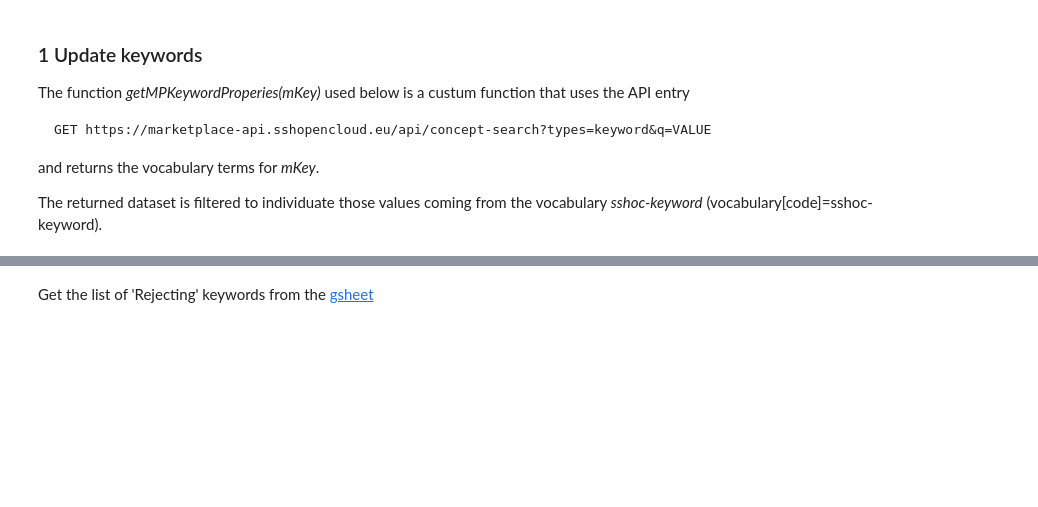
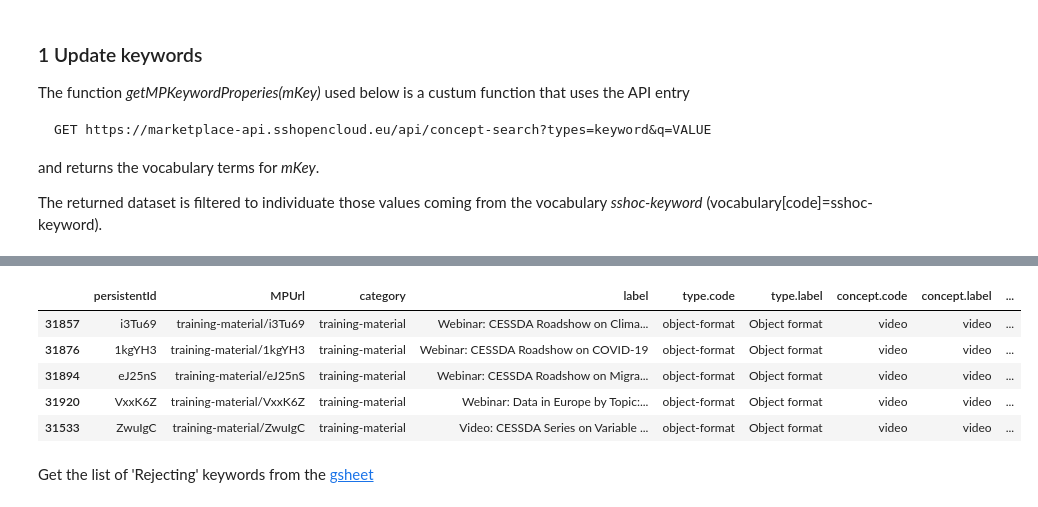
Before and after one commit to SSHOC/marketplace-curation, a Jupyter notebook: 5.1CurationKeywords.ipynb, the cells around one changed output, grey strips where cells are left out. Drawn from its saved outputs; the diff is of its cells as text; code cells hidden in the pictures; blank space fills up the shorter version.

Commit message:
new nb to remove unused keywords

```diff
--- a/5.1CurationKeywords.ipynb
+++ b/5.1CurationKeywords.ipynb
@@ -52,2 +62,4 @@ df_keywords=pd.read_csv(url)
+# %%
+df_keywords=df_keywords[df_keywords['Map to']!='delete']
 # %%
 df_grouped_keyword=df_keywords.groupby(['Keyword to map'])['Map to'].apply(list).reset_index(name='Maps')
@@ -85,6 +109,7 @@ The returned dataset is filtered to individuate those values coming from the voc
 # %%
 pd.options.mode.chained_assignment = None
 selectedItems=pd.DataFrame()
+df_items=pd.DataFrame()
 #df_vocterms=pd.DataFrame()
 for rown, row in df_grouped_keyword.iterrows():
 
@@ -97,7 +122,8 @@ for rown, row in df_grouped_keyword.iterrows():
         myKey=myKey.strip()
         df_vocterms=mpdata.getMPKeywordProperties(myKey.strip())
         #print (f'n. vocabulary terms: {df_vocterms.shape[0]}')
-        print(f'***** checking {uk}, {myKey}')
+        print(f'*****')
+        print(f' Checking {uk}, {myKey}')
         if (df_vocterms.empty):
             print (f"#####  No vocabulary terms found for {myKey[0]}")
             continue;
@@ -111,6 +137,9 @@ for rown, row in df_grouped_keyword.iterrows():
 
         df_mapto=df_concepts.loc[(df_concepts.uri==myKey),]
 
+        if (df_mapto.empty):
+            print (f"\n%%%%%%%%  No concept found for {myKey}")
+            continue;
 
         #Filter the dataset using the Keyword to Map
 
@@ -118,9 +147,9 @@ for rown, row in df_grouped_keyword.iterrows():
 
         #print (f' n. prop: {df_items.shape[0]}')
         if (df_items.empty):
-            print (f"\n%%%%%%%%  No items found for {myKey}")
+            print (f"\n No items found for {myKey}")
             continue;
-        print (f'&&&&&  Found as {df_items.iloc[0]["type.code"]}')
+        print (f'\n Found as {df_items.iloc[0]["type.code"]} - in {df_items.shape[0]} items')
         #update the MP
         jsonConcept={}
         jsonConceptVal={}
@@ -138,15 +167,15 @@ for rown, row in df_grouped_keyword.iterrows():
         filterList["concept"]=uk.lower()
     #print (f'update parameters: {jsonmapto} - {filterList} \n')
     #test['b'] = [[5, 6, 7]] * len(test)
-    df_items['updateList']=[jsonmapto] * len(df_items)
-    df_items['filterList']=[filterList] * len(df_items)
-    #df_items.loc[ : ,('updateList')]=[jsonmapto for _ in range(df_items.shape[0])]
-    #df_items.loc[ : ,('filterList')]=[filterList for _ in range(df_items.shape[0])]
+    if (not df_items.empty):
+        df_items['updateList']=[jsonmapto] * len(df_items)
+        df_items['filterList']=[filterList] * len(df_items)
+        #df_items.loc[ : ,('updateList')]=[jsonmapto for _ in range(df_items.shape[0])]
+        #df_items.loc[ : ,('filterList')]=[filterList for _ in range(df_items.shape[0])]
 
-    selectedItems=pd.concat([selectedItems, df_items.loc[df_items.astype(str).drop_duplicates(keep='first').index]])
+        selectedItems=pd.concat([selectedItems, df_items.loc[df_items.astype(str).drop_duplicates(keep='first').index]])
 
 
 attrList={}
 filterList={}
 #selectedItems.head()
-mpdata.updateItemsProperties(selectedItems)
@@ -152,0 +200,9 @@ mpdata.updateItemsProperties(selectedItems)
+# %%
+selectedItems.sort_values('concept.label').tail()
+# %% [output]
+|  | persistentId | MPUrl | category | label | type.code | type.label | concept.code | concept.label | ... |
+| 31857 | i3Tu69 | training-material/i3Tu69 | training-material | Webinar: CESSDA Roadshow on Clima... | object-format | Object format | video | video | ... |
+| 31876 | 1kgYH3 | training-material/1kgYH3 | training-material | Webinar: CESSDA Roadshow on COVID-19 | object-format | Object format | video | video | ... |
+| 31894 | eJ25nS | training-material/eJ25nS | training-material | Webinar: CESSDA Roadshow on Migra... | object-format | Object format | video | video | ... |
+| 31920 | VxxK6Z | training-material/VxxK6Z | training-material | Webinar: Data in Europe by Topic:... | object-format | Object format | video | video | ... |
+| 31533 | ZwuIgC | training-material/ZwuIgC | training-material | Video: CESSDA Series on Variable ... | object-format | Object format | video | video | ... |
```
Also changed, not shown: parts of 13 cells of this notebook, 2 other files.
